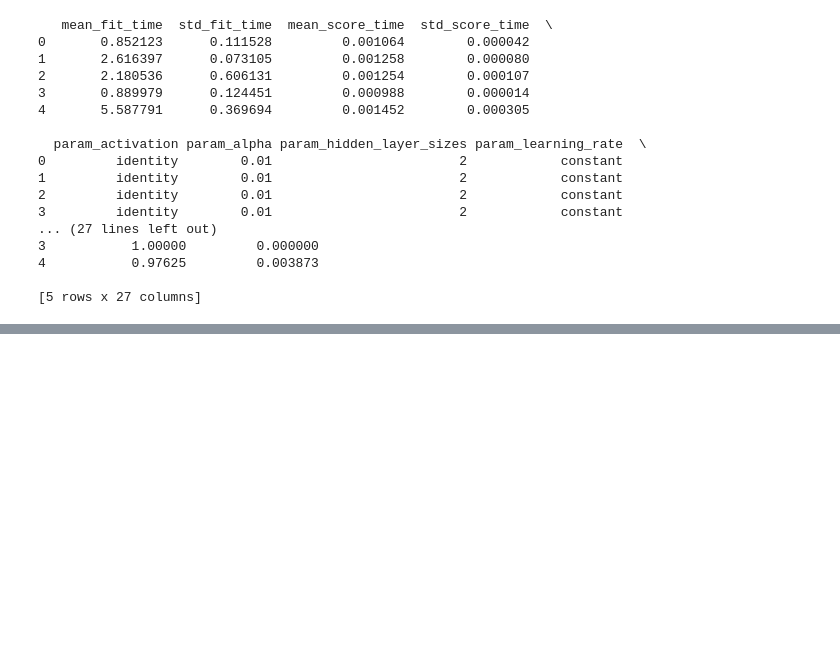
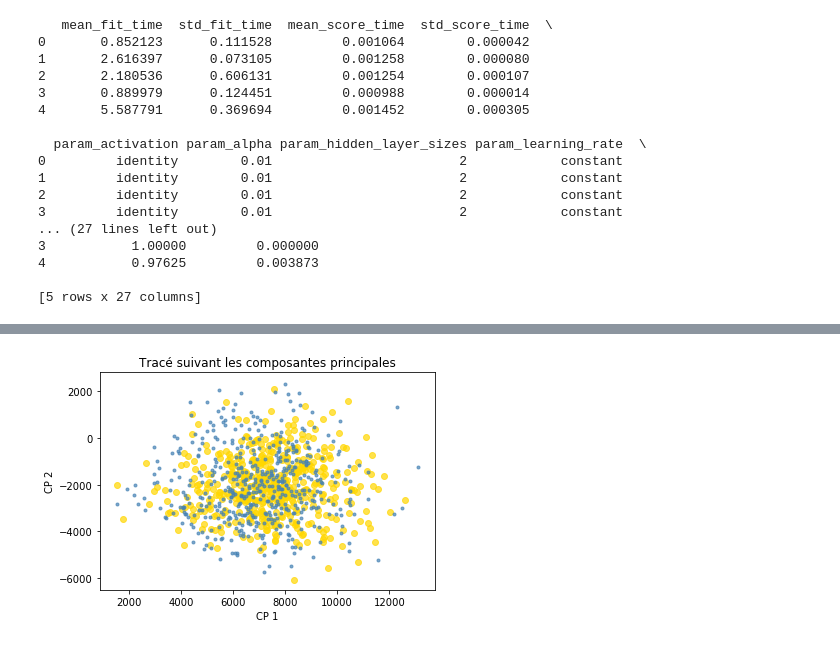
Before and after one commit to FloDarPie/projetIA, a Jupyter notebook: projet_global.ipynb, the cells around one changed output, grey strips where cells are left out. Cells and saved outputs as stored; diff of their text form; code cells hidden in the pictures; blank space fills up the shorter version.

```diff
--- a/projet_global.ipynb
+++ b/projet_global.ipynb
@@ -213,0 +224,4 @@ X_alea, Xtest_alea, y_alea, yt_alea = chargement_donnees(0.2)
+# %%
+observation()
+# %% [output]
+[figure, added]
```
Also changed, not shown: parts of 29 cells of this notebook, 1 other file.
